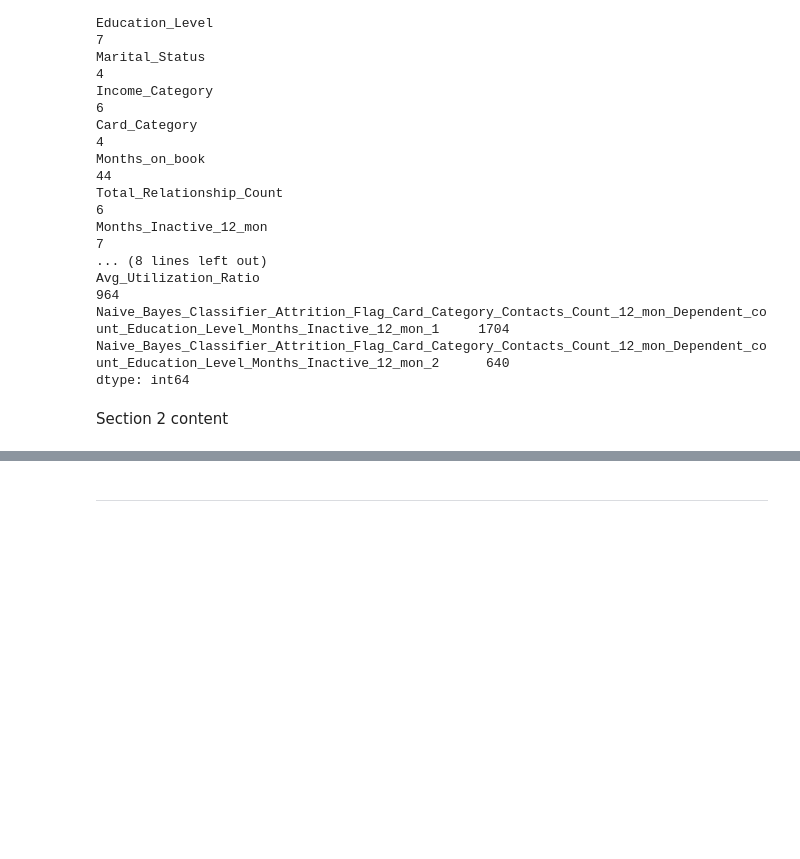
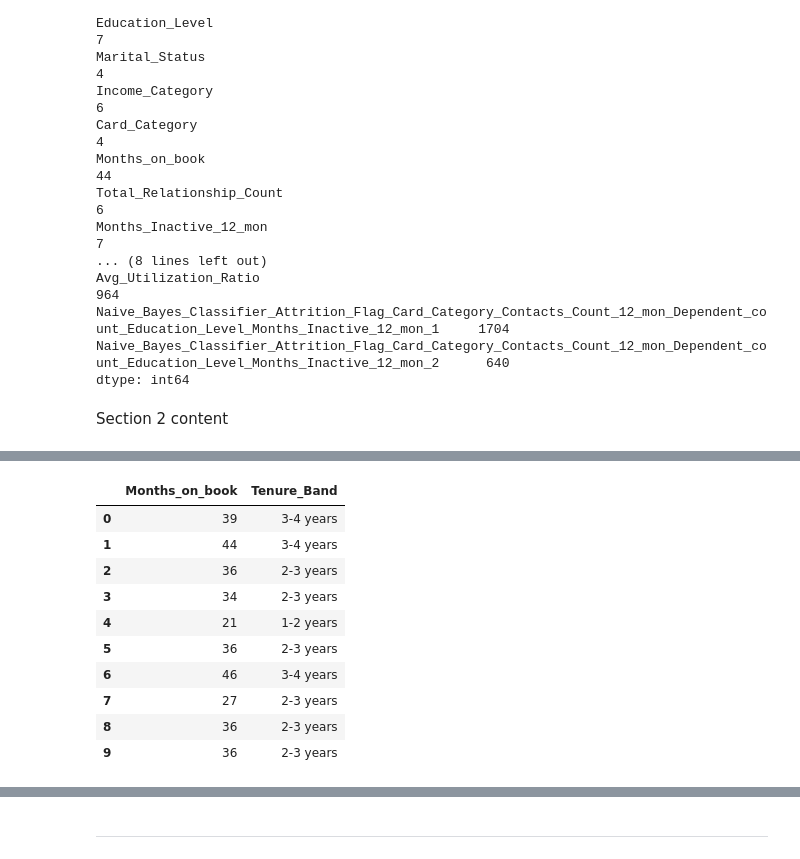
Before and after one commit to funmiafola/Credit_Card_Customer_Churn_Project, a Jupyter notebook: jupyter_notebooks/ETL.ipynb, the cells around one changed output, grey strips where cells are left out. Saved outputs shown, nothing was run; the diff lists cells and outputs as text; code cells hidden in the pictures; blank space fills up the shorter version.

Commit message:
Clean dataset exported. ETL completed

```diff
--- a/jupyter_notebooks/ETL.ipynb
+++ b/jupyter_notebooks/ETL.ipynb
@@ -152,0 +163,4 @@ Section 2 content
+# %%
+# Making a copy of the original data frame as the  working copy for cleaning and transformation to preserve the original data frame for reference.
+df_clean = df.copy()
+df_clean.shape
@@ -152,0 +169,4 @@ Section 2 content
+# %%
+# Dropping the columns that are not useful for analysis and modeling.
+columns_to_drop = ['Naive_Bayes_Classifier_Attrition_Flag_Card_Category_Contacts_Count_12_mon_Dependent_count_Education_Level_Months_Inactive_12_mon_1', 'Naive_Bayes_Classifier_Attrition_Flag_Card_Category_Contacts_Count_12_mon_Dependent_count_Education_Level_Months_Inactive_12_mon_2']
+df_clean.drop(columns=columns_to_drop, inplace=True)
@@ -152,0 +177,6 @@ Section 2 content
+# %%
+# Creating a new column to indicate whether a customer is a churner or not based on the 'Attrition_Flag' column.
+df_clean["Churn_Flag"] = df_clean["Attrition_Flag"].map({
+    "Attrited Customer": 1,
+    "Existing Customer": 0
+})
@@ -152,0 +190,3 @@ Section 2 content
+# %%
+# Creating Tenure Bands
+df_clean["Tenure_Band"] = pd.cut(df_clean["Months_on_book"], bins=[0, 12, 24, 36, 48, 60], labels=["0-1 year", "1-2 years", "2-3 years", "3-4 years", "4+ years"], include_lowest=True)
@@ -152,0 +203,15 @@ Section 2 content
+# %%
+# previewing the mapping
+df_clean[["Months_on_book", "Tenure_Band"]].head(10)
+# %% [output]
+|  | Months_on_book | Tenure_Band |
+| 0 | 39 | 3-4 years |
+| 1 | 44 | 3-4 years |
+| 2 | 36 | 2-3 years |
+| 3 | 34 | 2-3 years |
+| 4 | 21 | 1-2 years |
+| 5 | 36 | 2-3 years |
+| 6 | 46 | 3-4 years |
+| 7 | 27 | 2-3 years |
+| 8 | 36 | 2-3 years |
+| 9 | 36 | 2-3 years |
```
Also changed, not shown: parts of 22 cells of this notebook, 1 other file.
